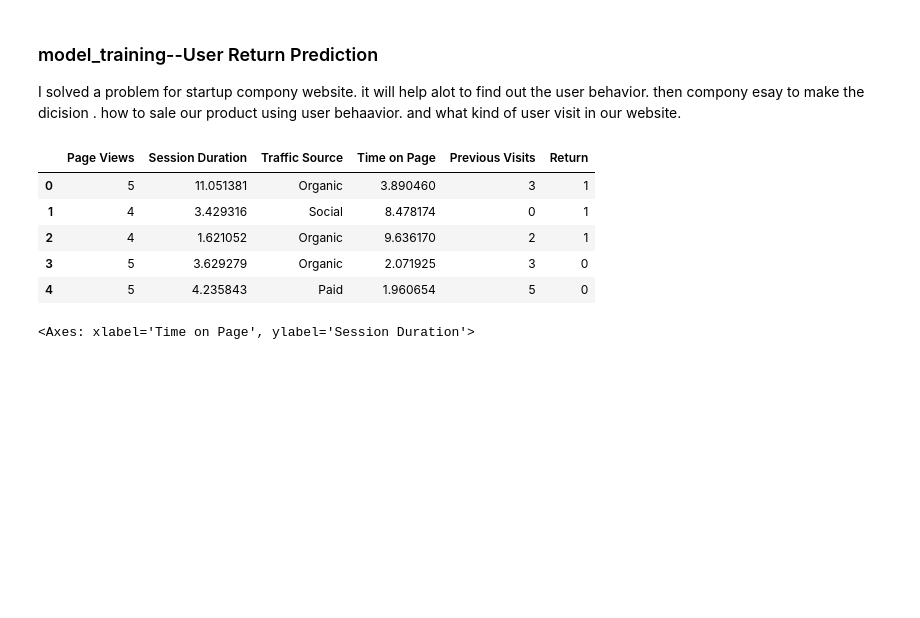
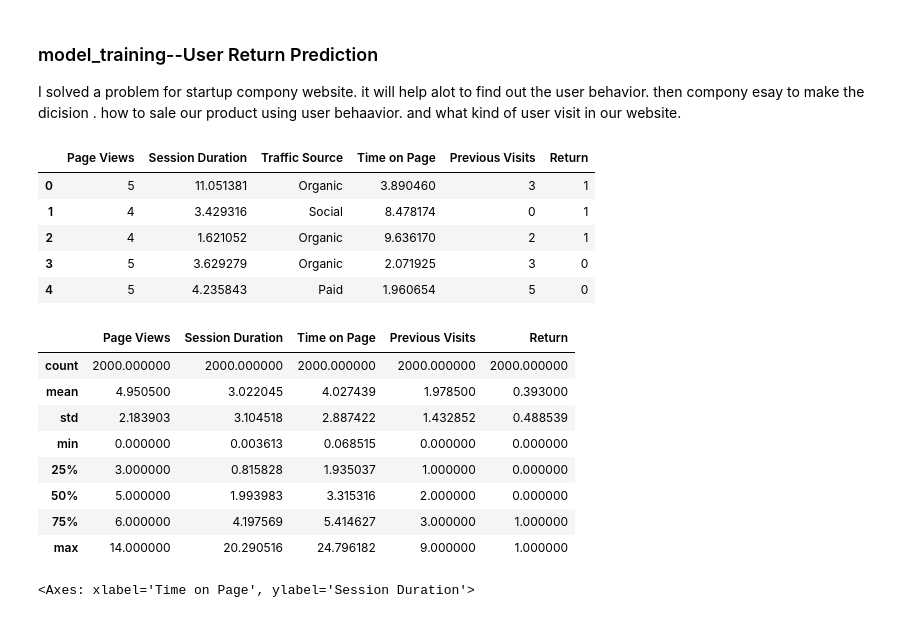
Before and after one commit to Himanshutiwari321/User-Return-Prediction---Startup---ML, a Jupyter notebook: notebooks/model_train.ipynb, the cells around one changed output. Saved outputs shown, nothing was run; the diff lists cells and outputs as text; code cells hidden in the pictures; blank space fills up the shorter version.

```diff
--- a/notebooks/model_train.ipynb
+++ b/notebooks/model_train.ipynb
@@ -39,6 +39,18 @@ df.head()
 | 2 | 4 | 1.621052 | Organic | 9.636170 | 2 | 1 |
 | 3 | 5 | 3.629279 | Organic | 2.071925 | 3 | 0 |
 | 4 | 5 | 4.235843 | Paid | 1.960654 | 5 | 0 |
+# %%
+df.describe()
+# %% [output]
+|  | Page Views | Session Duration | Time on Page | Previous Visits | Return |
+| count | 2000.000000 | 2000.000000 | 2000.000000 | 2000.000000 | 2000.000000 |
+| mean | 4.950500 | 3.022045 | 4.027439 | 1.978500 | 0.393000 |
+| std | 2.183903 | 3.104518 | 2.887422 | 1.432852 | 0.488539 |
+| min | 0.000000 | 0.003613 | 0.068515 | 0.000000 | 0.000000 |
+| 25% | 3.000000 | 0.815828 | 1.935037 | 1.000000 | 0.000000 |
+| 50% | 5.000000 | 1.993983 | 3.315316 | 2.000000 | 0.000000 |
+| 75% | 6.000000 | 4.197569 | 5.414627 | 3.000000 | 1.000000 |
+| max | 14.000000 | 20.290516 | 24.796182 | 9.000000 | 1.000000 |
 # %%
 sns.scatterplot(x=df['Time on Page'], y=df['Session Duration'], hue=df['Return'])
 # %% [output]
```
Also changed, not shown: parts of 75 cells of this notebook, 7 other files.
